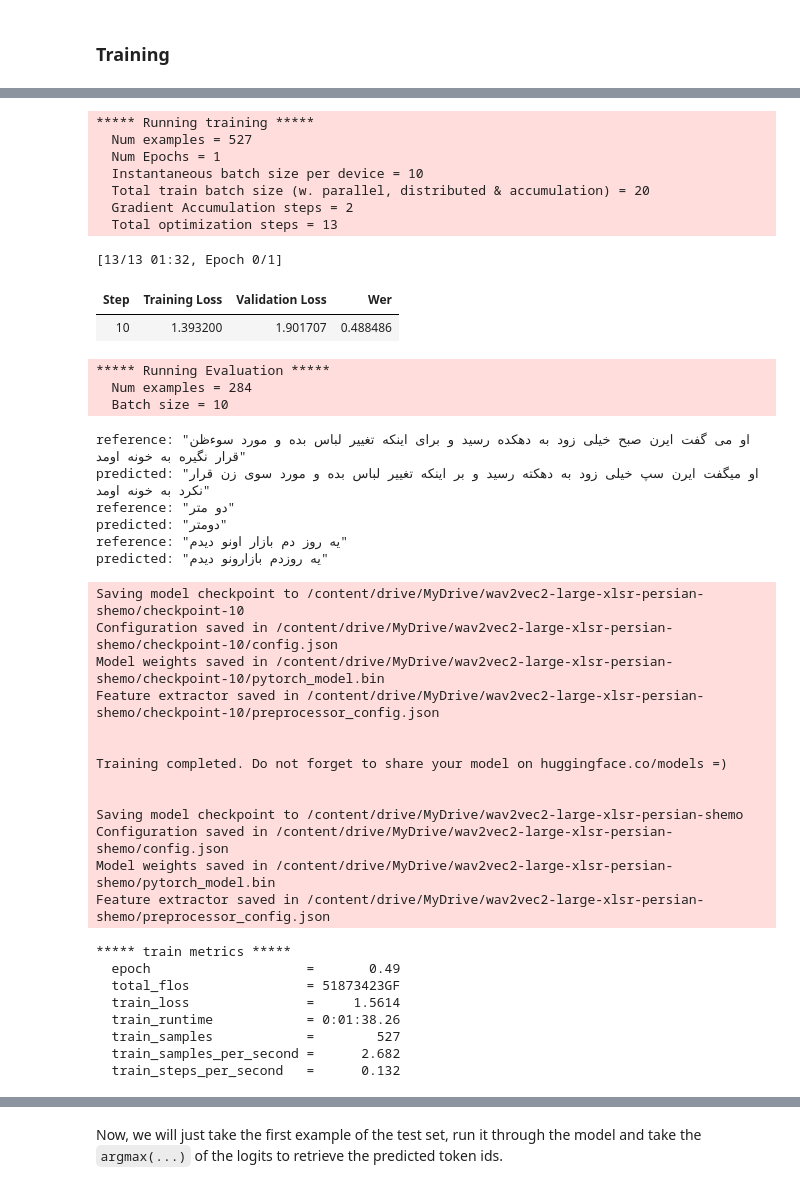
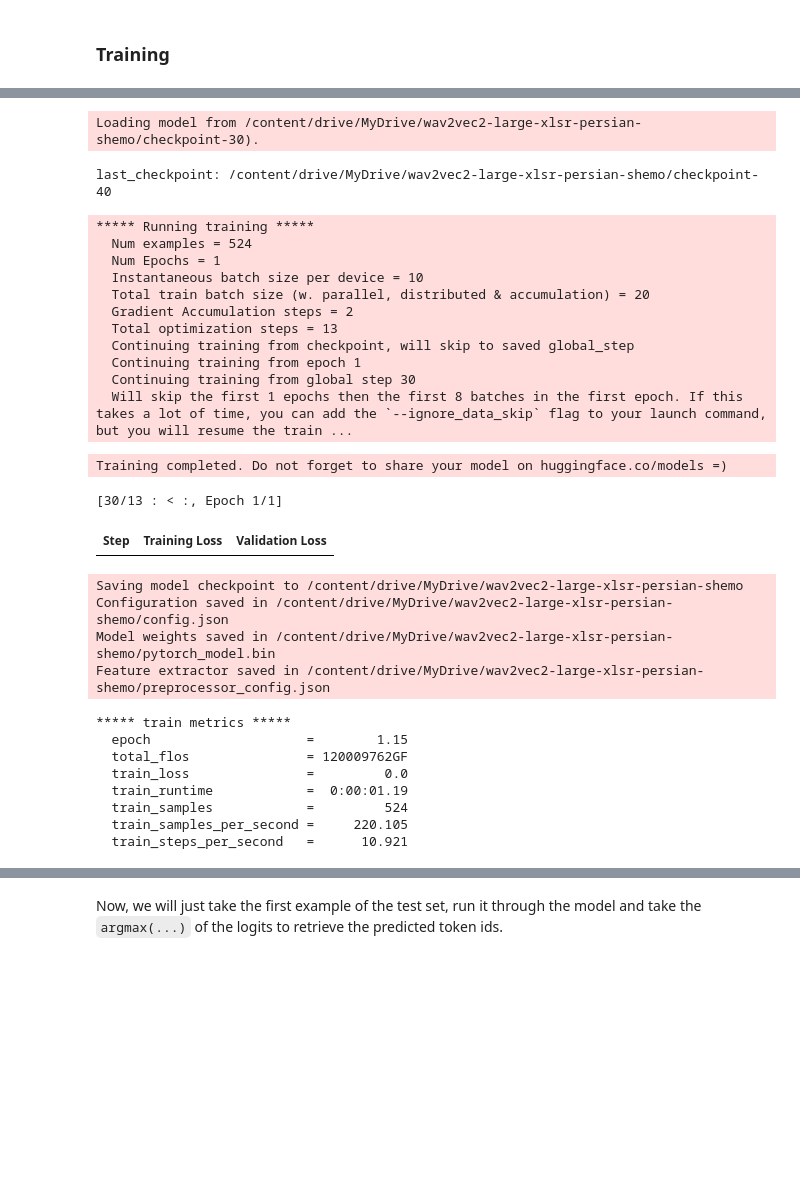
Before and after one commit to azadkhah/speech2text, a Jupyter notebook: Fine_Tune_XLSR_Wav2Vec2.ipynb, the cells around one changed output, grey strips where cells are left out. Cells and saved outputs as stored; diff of their text form; code cells hidden in the pictures; blank space fills up the shorter version.

```diff
--- a/Fine_Tune_XLSR_Wav2Vec2.ipynb
+++ b/Fine_Tune_XLSR_Wav2Vec2.ipynb
@@ -860,7 +749,7 @@ from transformers import Wav2Vec2ForCTC
 
 model = Wav2Vec2ForCTC.from_pretrained(
     # "facebook/wav2vec2-large-xlsr-53" if not last_checkpoint else last_checkpoint,
-    model_name_or_path if not last_checkpoint else last_checkpoint,
+    model_name_or_path,
     attention_dropout=0.1,
     hidden_dropout=0.1,
     feat_proj_dropout=0.0,
@@ -973,58 +809,46 @@ last_checkpoint: None
 # %%
 if last_checkpoint:
     print(f"last_checkpoint: {last_checkpoint}")
-    train_result = trainer.train(resume_from_checkpoint=last_checkpoint)
+    train_result = trainer.train(resume_from_checkpoint="/content/drive/MyDrive/wav2vec2-large-xlsr-persian-shemo/checkpoint-30")
 else:
     train_result = trainer.train()
 
 
 metrics = train_result.metrics
 max_train_samples = len(_common_voice_train)
 metrics["train_samples"] = min(max_train_samples, len(_common_voice_train))
 
 trainer.save_model()
 
 trainer.log_metrics("train", metrics)
 trainer.save_metrics("train", metrics)
 trainer.save_state()
 # %% [output]
-***** Running training *****
-  Num examples = 527
-  Num Epochs = 1
-  Instantaneous batch size per device = 10
-  Total train batch size (w. parallel, distributed & accumulation) = 20
-  Gradient Accumulation steps = 2
-  Total optimization steps = 13
+Loading model from /content/drive/MyDrive/wav2vec2-large-xlsr-persian-shemo/checkpoint-30).
-[13/13 01:32, Epoch 0/1]
+last_checkpoint: /content/drive/MyDrive/wav2vec2-large-xlsr-persian-shemo/checkpoint-40
-| Step | Training Loss | Validation Loss | Wer |
-| 10 | 1.393200 | 1.901707 | 0.488486 |
-***** Running Evaluation *****
-  Num examples = 284
-  Batch size = 10
+***** Running training *****
+  Num examples = 524
+  Num Epochs = 1
+  Instantaneous batch size per device = 10
+  Total train batch size (w. parallel, distributed & accumulation) = 20
+  Gradient Accumulation steps = 2
+  Total optimization steps = 13
+  Continuing training from checkpoint, will skip to saved global_step
+  Continuing training from epoch 1
+  Continuing training from global step 30
+  Will skip the first 1 epochs then the first 8 batches in the first epoch. If this takes a lot of time, you can add the `--ignore_data_skip` flag to your launch command, but you will resume the train ...
-reference: "او می گفت ایرن صبح خیلی زود به دهکده رسید و برای اینکه تغییر لباس بده و مورد سوءظن قرار نگیره به خونه اومد"
-predicted: "او میگفت ایرن سپ خیلی زود به دهکته رسید و بر اینکه تغییر لباس بده و مورد سوی زن قرار نکرد به خونه اومد"
-reference: "دو متر"
-predicted: "دومتر"
-reference: "یه روز دم بازار اونو دیدم"
-predicted: "یه روزدم بازارونو دیدم"
+Training completed. Do not forget to share your model on huggingface.co/models =)
-Saving model checkpoint to /content/drive/MyDrive/wav2vec2-large-xlsr-persian-shemo/checkpoint-10
-Configuration saved in /content/drive/MyDrive/wav2vec2-large-xlsr-persian-shemo/checkpoint-10/config.json
-Model weights saved in /content/drive/MyDrive/wav2vec2-large-xlsr-persian-shemo/checkpoint-10/pytorch_model.bin
-Feature extractor saved in /content/drive/MyDrive/wav2vec2-large-xlsr-persian-shemo/checkpoint-10/preprocessor_config.json
-
-
-Training completed. Do not forget to share your model on huggingface.co/models =)
-
-
-Saving model checkpoint to /content/drive/MyDrive/wav2vec2-large-xlsr-persian-shemo
-Configuration saved in /content/drive/MyDrive/wav2vec2-large-xlsr-persian-shemo/config.json
-Model weights saved in /content/drive/MyDrive/wav2vec2-large-xlsr-persian-shemo/pytorch_model.bin
-Feature extractor saved in /content/drive/MyDrive/wav2vec2-large-xlsr-persian-shemo/preprocessor_config.json
+[30/13 : < :, Epoch 1/1]
+| Step | Training Loss | Validation Loss |
-***** train metrics *****
-  epoch                    =       0.49
-  total_flos               = 51873423GF
-  train_loss               =     1.5614
-  train_runtime            = 0:01:38.26
-  train_samples            =        527
-  train_samples_per_second =      2.682
-  train_steps_per_second   =      0.132
+Saving model checkpoint to /content/drive/MyDrive/wav2vec2-large-xlsr-persian-shemo
+Configuration saved in /content/drive/MyDrive/wav2vec2-large-xlsr-persian-shemo/config.json
+Model weights saved in /content/drive/MyDrive/wav2vec2-large-xlsr-persian-shemo/pytorch_model.bin
+Feature extractor saved in /content/drive/MyDrive/wav2vec2-large-xlsr-persian-shemo/preprocessor_config.json
+***** train metrics *****
+  epoch                    =        1.15
+  total_flos               = 120009762GF
+  train_loss               =         0.0
+  train_runtime            =  0:00:01.19
+  train_samples            =         524
+  train_samples_per_second =     220.105
+  train_steps_per_second   =      10.921
```
Also changed, not shown: parts of 48 cells of this notebook.
